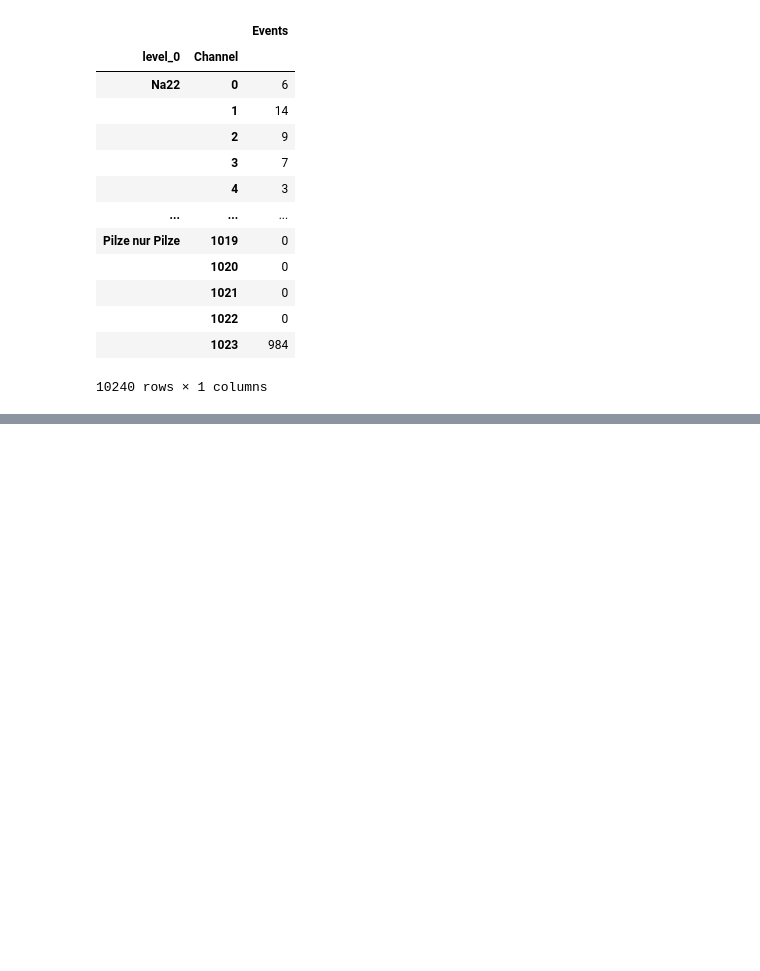
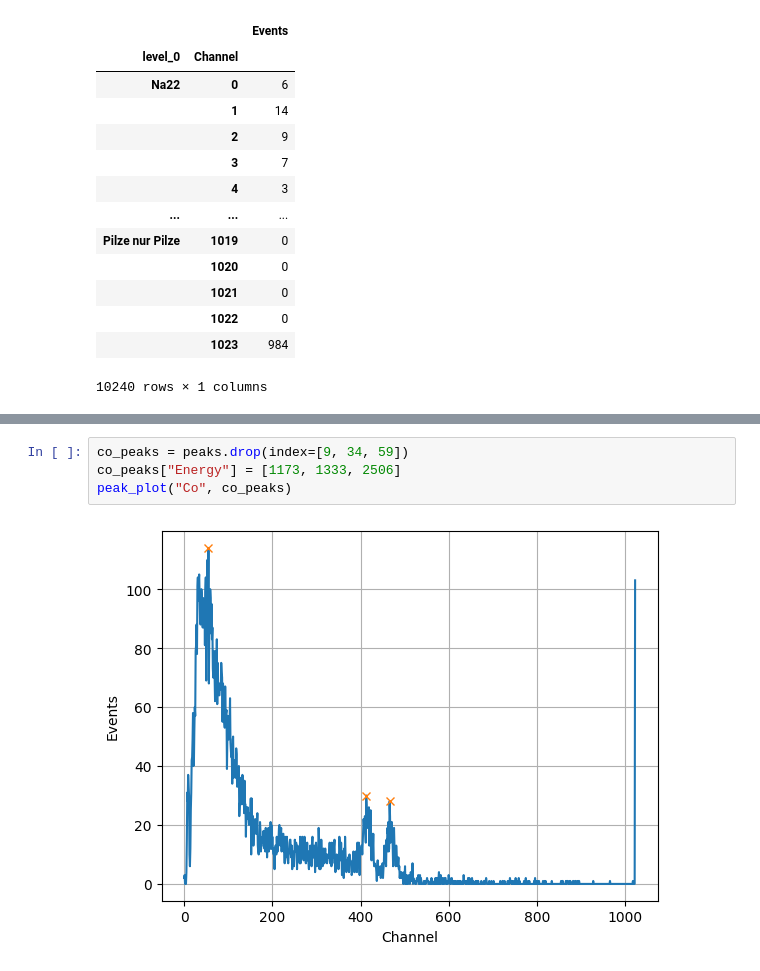
Before and after one commit to RombusBombus/AP3, a Jupyter notebook: RAD/RAD.ipynb, the cells around one changed output, grey strips where cells are left out. Drawn from its saved outputs; the diff is of its cells as text; blank space fills up the shorter version.

```diff
--- a/RAD/RAD.ipynb
+++ b/RAD/RAD.ipynb
@@ -75,0 +123,6 @@ print(widths)
+# %%
+co_peaks = peaks.drop(index=[9, 34, 59])
+co_peaks["Energy"] = [1173, 1333, 2506]
+peak_plot("Co", co_peaks)
+# %% [output]
+[figure, added]
```
Also changed, not shown: parts of 5 cells of this notebook.
